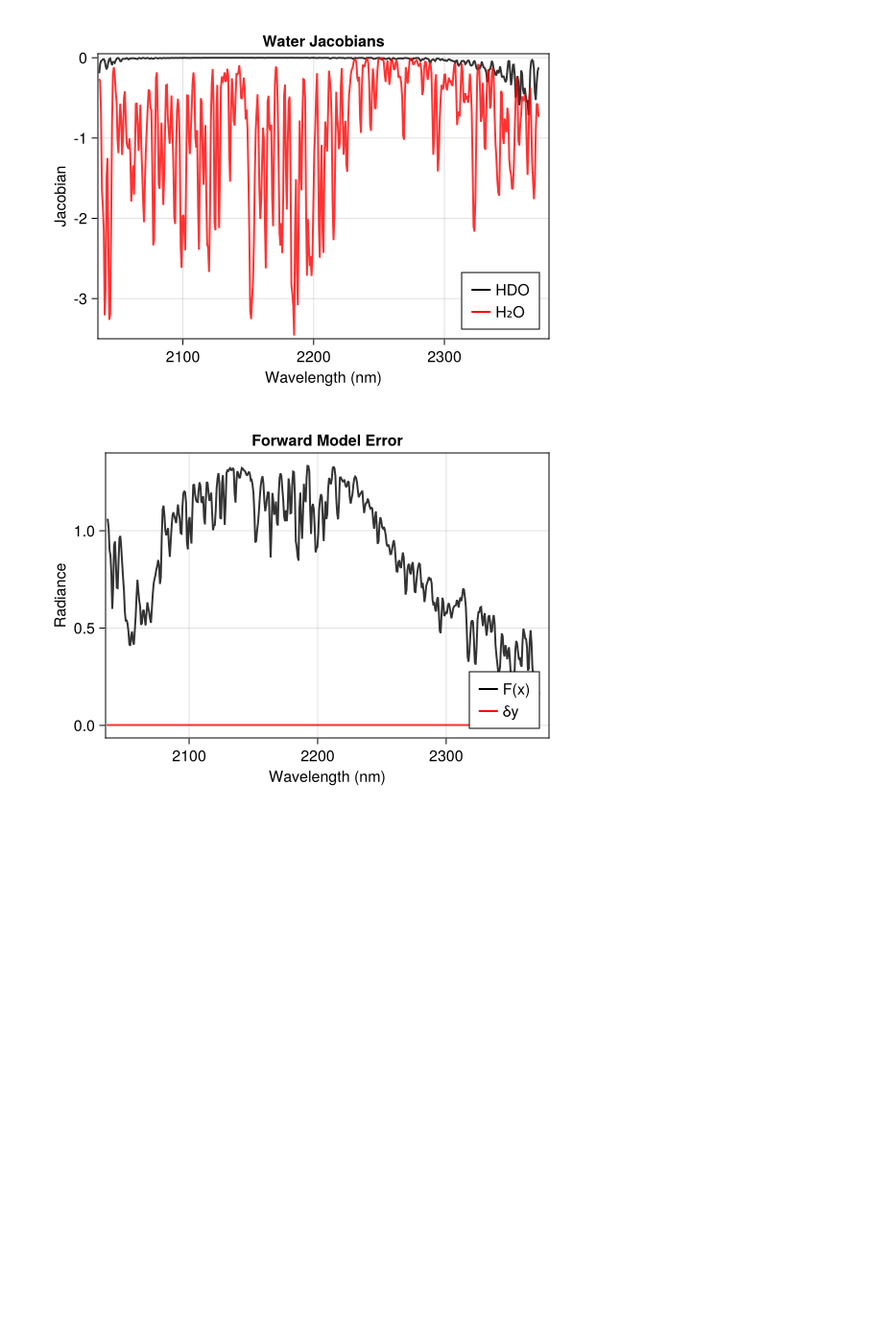
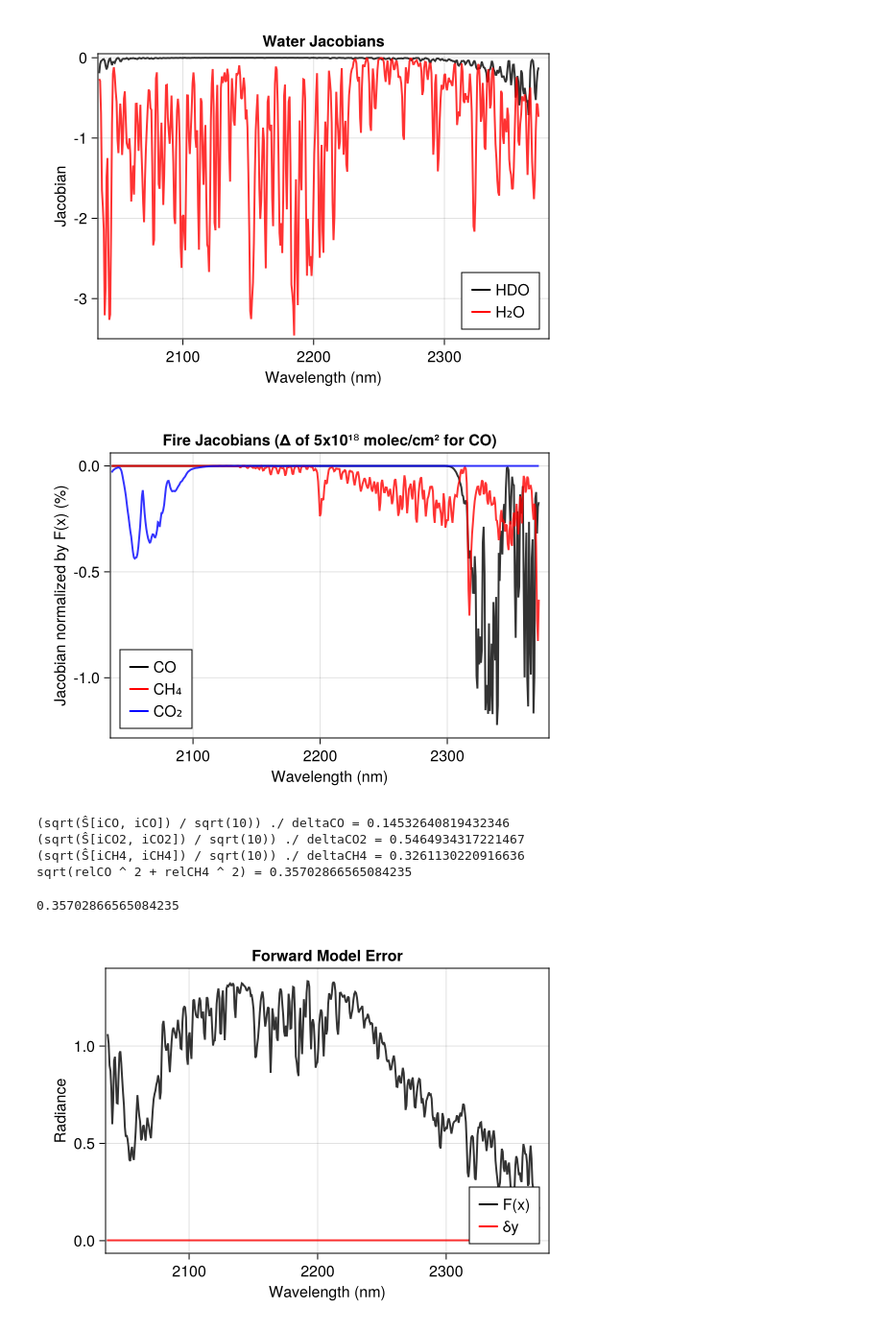
Before and after one commit to Carbon-I/CarbonI, a Jupyter notebook: src/notebooks/Jacobians_Gain.ipynb, the cells around one changed output. Shown at 96% size. Drawn from its saved outputs; the diff is of its cells as text; code cells hidden in the pictures; blank space fills up the shorter version.

Commit message:
Up Fire and FWHM

```diff
--- a/src/notebooks/Jacobians_Gain.ipynb
+++ b/src/notebooks/Jacobians_Gain.ipynb
@@ -63,3 +93,8 @@ iHDO = findall(h["hdo"].>0)[end];
+# %%
+iHDO = findall(h["hdo"].>0)[end];
+iCO = findall(h["co"].>0)[end];
+iCH4 = findall(h["ch4"].>0)[end];
+iCO2 = findall(h["co2"].>0)[end];
 # %%
 iH2O = findall(h["h2o"].>0)[end]
 # %% [output]
@@ -79,6 +114,43 @@ save("../../plots/final/WaterJacobians.pdf",f)
 f
 # %% [output]
 [figure]
+# %%
+f = Figure(resolution=(550,400))
+ax = Axis(f[1,1], xlabel="Wavelength (nm)", ylabel="Jacobian normalized by F(x) (%)", title="Fire Jacobians (Δ of 5x10¹⁸ molec/cm² for CO)")
+# For CH4 (100 and 120e-)
+al = 0.8
+deltaCO = 2500e-9
+deltaCH4 = deltaCO * 0.1
+deltaCO2 = deltaCO * 10
+lines!(ax, specs.instrument_wl, K[:,iCO]*deltaCO ./F * 100, color=:black, linewidth=2, label="CO", alpha=al)
+lines!(ax, specs.instrument_wl, K[:,iCH4]*deltaCH4 ./F * 100, color=:red, linewidth=2, label="CH₄", alpha=al)
+lines!(ax, specs.instrument_wl, K[:,iCO2]*deltaCO2 ./F * 100, color=:blue, linewidth=2, label="CO₂", alpha=al)
+
+xlims!(ax,2035,2380)
+#ylims!(ax,-3.5,0.05)
+axislegend(ax,position = :lb)
+
+f
+# %% [output]
+[figure, added]
+# %%
+relCO = sqrt(Ŝ[iCO,iCO]) /sqrt(10)  ./deltaCO
+relCO2 = sqrt(Ŝ[iCO2,iCO2])/sqrt(10) ./deltaCO2
+relCH4 = sqrt(Ŝ[iCH4,iCH4])/sqrt(10) ./deltaCH4
+
+# Posterior error relative to enhancements:
+@show sqrt(Ŝ[iCO,iCO]) /sqrt(10)  ./deltaCO
+@show sqrt(Ŝ[iCO2,iCO2])/sqrt(10) ./deltaCO2
+@show sqrt(Ŝ[iCH4,iCH4])/sqrt(10) ./deltaCH4
+
+# Posterior error in CO/CH4 ratio (range of ratios is +/- 35%):
+@show sqrt(relCO^2 + relCH4^2 )
+# %% [output]
+(sqrt(Ŝ[iCO, iCO]) / sqrt(10)) ./ deltaCO = 0.14532640819432346
+(sqrt(Ŝ[iCO2, iCO2]) / sqrt(10)) ./ deltaCO2 = 0.5464934317221467
+(sqrt(Ŝ[iCH4, iCH4]) / sqrt(10)) ./ deltaCH4 = 0.3261130220916636
+sqrt(relCO ^ 2 + relCH4 ^ 2) = 0.35702866565084235
+0.35702866565084235
 # %%
 # Test a forward model error, using an additive offset as simple example
 δy = ones(length(specs.instrument_wl)) .* 0.002; # Additive offset
```
Also changed, not shown: parts of 7 cells of this notebook.
